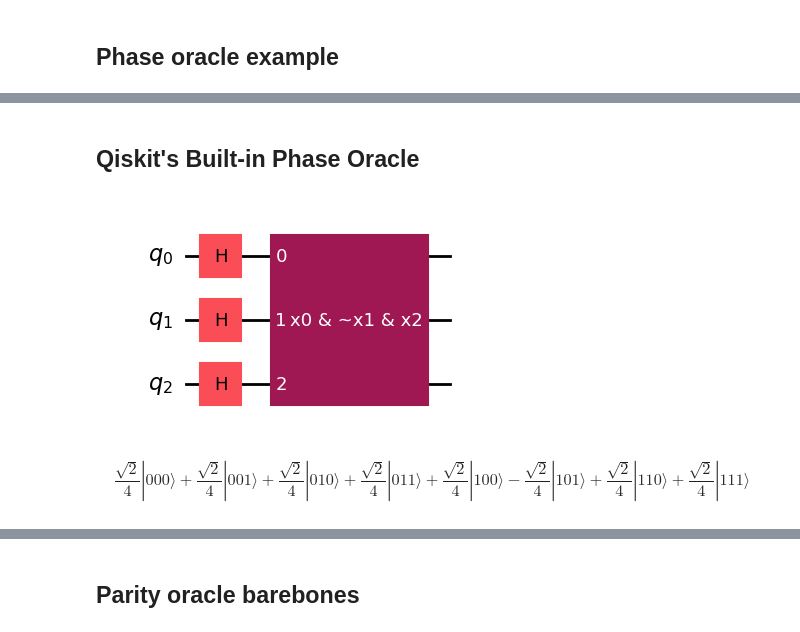
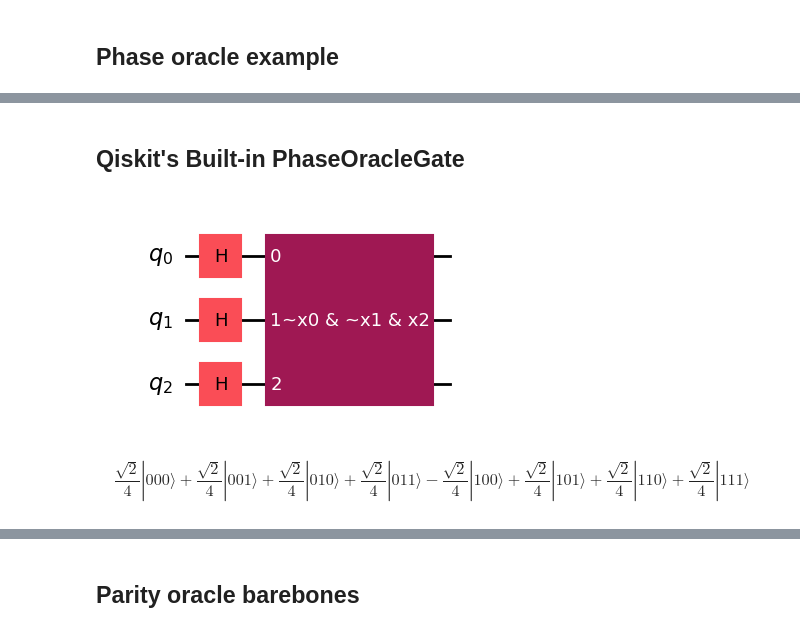
Before and after one commit to UW-ERSL/AppliedQC, a Jupyter notebook: Chapter11_LandmarkAlgorithms_notebook.ipynb, the cells around one changed output, grey strips where cells are left out. Saved outputs shown, nothing was run; the diff lists cells and outputs as text; code cells hidden in the pictures.

Commit message:
PhaseOracleGate

```diff
--- a/Chapter11_LandmarkAlgorithms_notebook.ipynb
+++ b/Chapter11_LandmarkAlgorithms_notebook.ipynb
@@ -117,18 +107,18 @@ $$\frac{\sqrt{2}}{4} |0000\rangle+\frac{\sqrt{2}}{4} |0010\rangle+\frac{\sqrt{2}
 # %% [markdown]
-## Qiskit's Built-in Phase Oracle
+## Qiskit's Built-in PhaseOracleGate
 # %%
-expression = "x0 & ~x1 & x2" # This is the Boolean expression for the marked state |101>
-# PhaseOracle automatically builds the phase-flip logic
+expression = bitstring_to_expression('100')
 oracle_gate = PhaseOracleGate(expression)
+
 # Now just add it to your main circuit
-n = 3 # ancilla is not included in the oracle gate, so n=3 for the input qubits
+n = 3 # Don't inclde ancilla
 circuit = QuantumCircuit(n)
 for qubit in range(n):
     circuit.h(qubit)
 circuit.append(oracle_gate, range(n))
 display(circuit.draw('mpl'))
 psi = Statevector(circuit)
 display(psi.draw('latex'))
 # %% [output]
-[figure, old version]
+[figure, new version]
-$$\frac{\sqrt{2}}{4} |000\rangle+\frac{\sqrt{2}}{4} |001\rangle+\frac{\sqrt{2}}{4} |010\rangle+\frac{\sqrt{2}}{4} |011\rangle+\frac{\sqrt{2}}{4} |100\rangle- \frac{\sqrt{2}}{4} |101\rangle+\frac{\sqrt{2}}{4} |110\rangle+\frac{\sqrt{2}}{4} |111\rangle$$
+$$\frac{\sqrt{2}}{4} |000\rangle+\frac{\sqrt{2}}{4} |001\rangle+\frac{\sqrt{2}}{4} |010\rangle+\frac{\sqrt{2}}{4} |011\rangle- \frac{\sqrt{2}}{4} |100\rangle+\frac{\sqrt{2}}{4} |101\rangle+\frac{\sqrt{2}}{4} |110\rangle+\frac{\sqrt{2}}{4} |111\rangle$$
```
Also changed, not shown: parts of 25 cells of this notebook, 3 other files.
